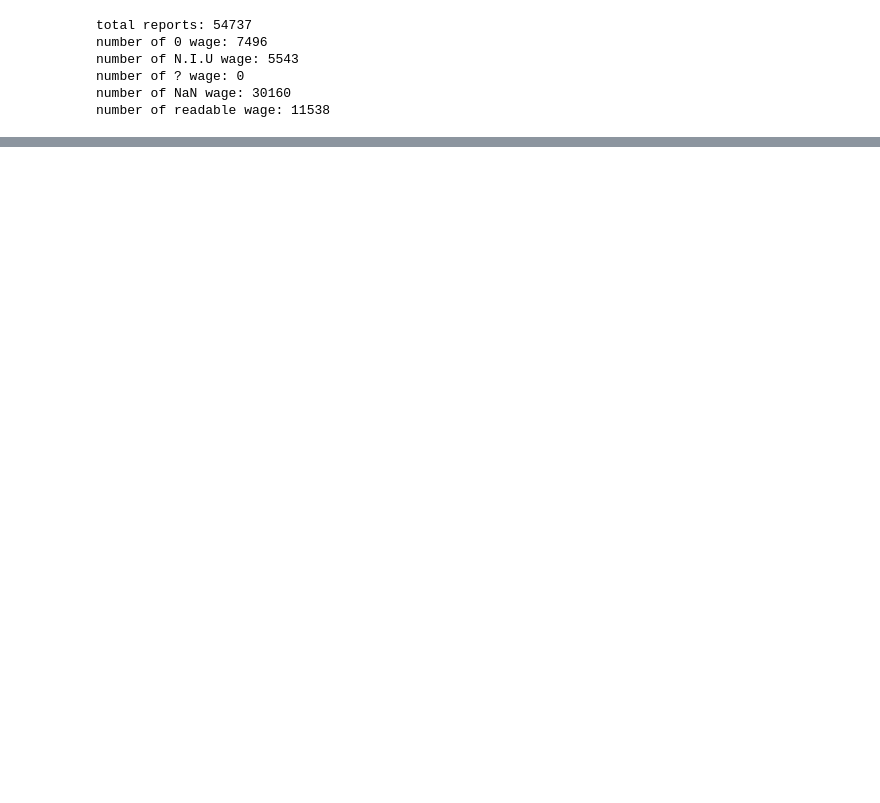
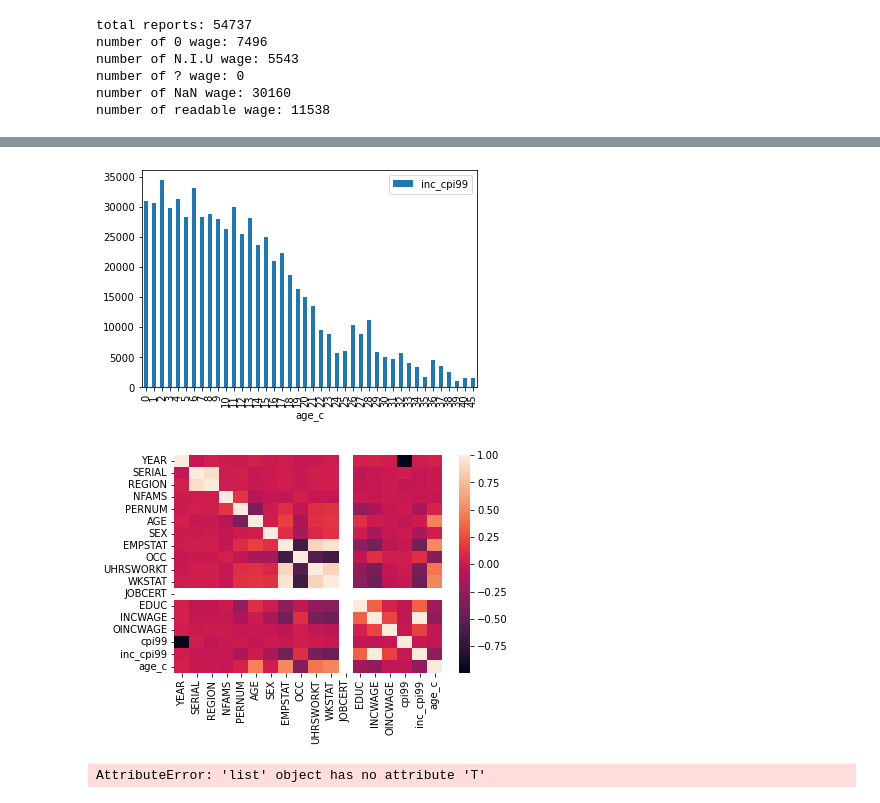
Before and after one commit to weiyueli7/beginners-newbies, a Jupyter notebook: util/vis.ipynb, the cells around one changed output, grey strips where cells are left out. Drawn from its saved outputs; the diff is of its cells as text; code cells hidden in the pictures; blank space fills up the shorter version.

```diff
--- a/util/vis.ipynb
+++ b/util/vis.ipynb
@@ -43,5 +52,7 @@ filtered = simple_data[(simple_data['INCWAGE'] >= 0) & (simple_data['INCWAGE'] <
 filtered_nonzero = filtered[filtered['INCWAGE'] > 0].reset_index(drop=True)
 # %%
 import seaborn as sns
-corr = filtered_nonzero.corr()
-sns.heatmap(corr, xticklabels=corr.columns, yticklabels=corr.columns)
+
+def corr_heatmap(df):
+    corr = df.corr()
+    sns.heatmap(corr, xticklabels=corr.columns, yticklabels=corr.columns)
@@ -90,0 +132,7 @@ for idx in indices:
+# %%
+filtered['age_c'] = abs(filtered['AGE'] - 40)
+display_categ(filtered, 'age_c')
+corr_heatmap(filtered)
+# %% [output]
+[figure, added]
+[figure, added]
@@ -90,0 +143,4 @@ for idx in indices:
+# %%
+mse_with_vars(filtered, ['age_c', 'EDUC'], [lambda x : x, lambda x : x])
+# %% [output]
+AttributeError: 'list' object has no attribute 'T'
```
Also changed, not shown: parts of 9 cells of this notebook, 4 other files.
